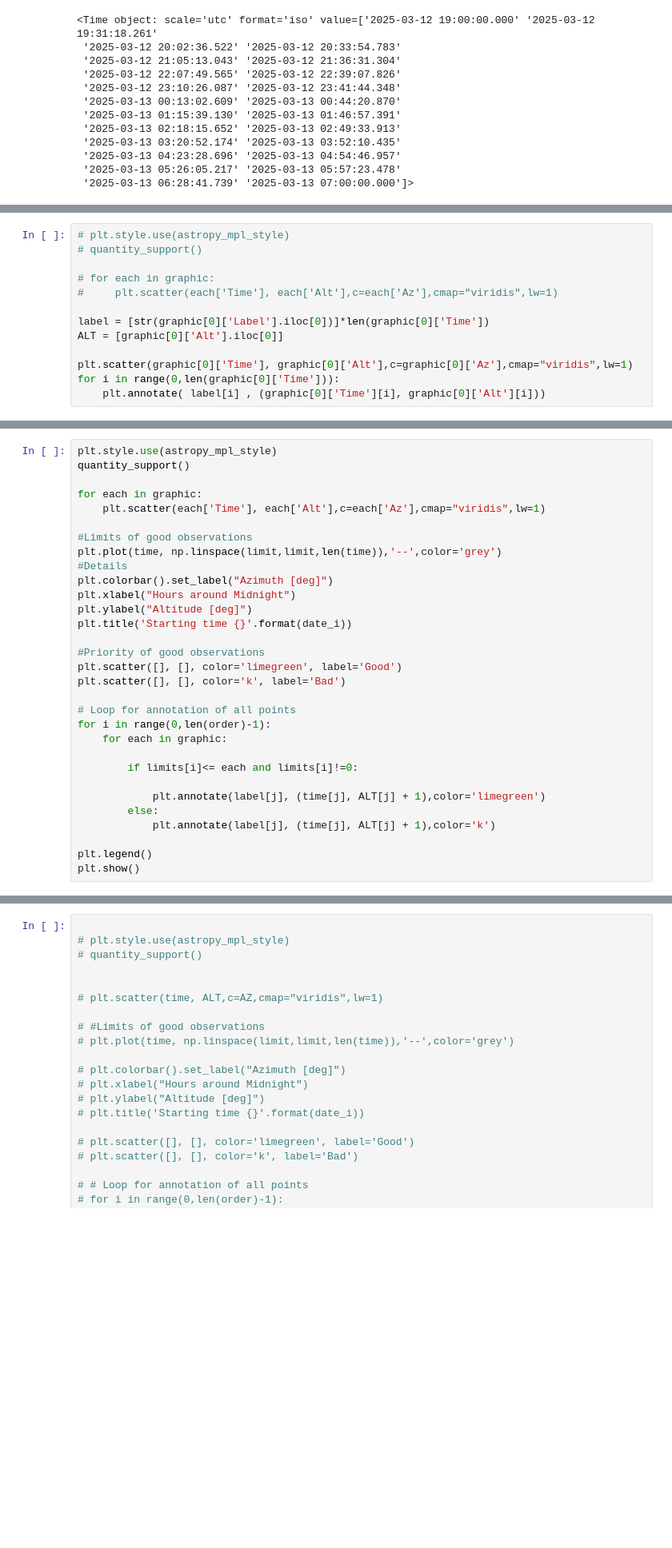
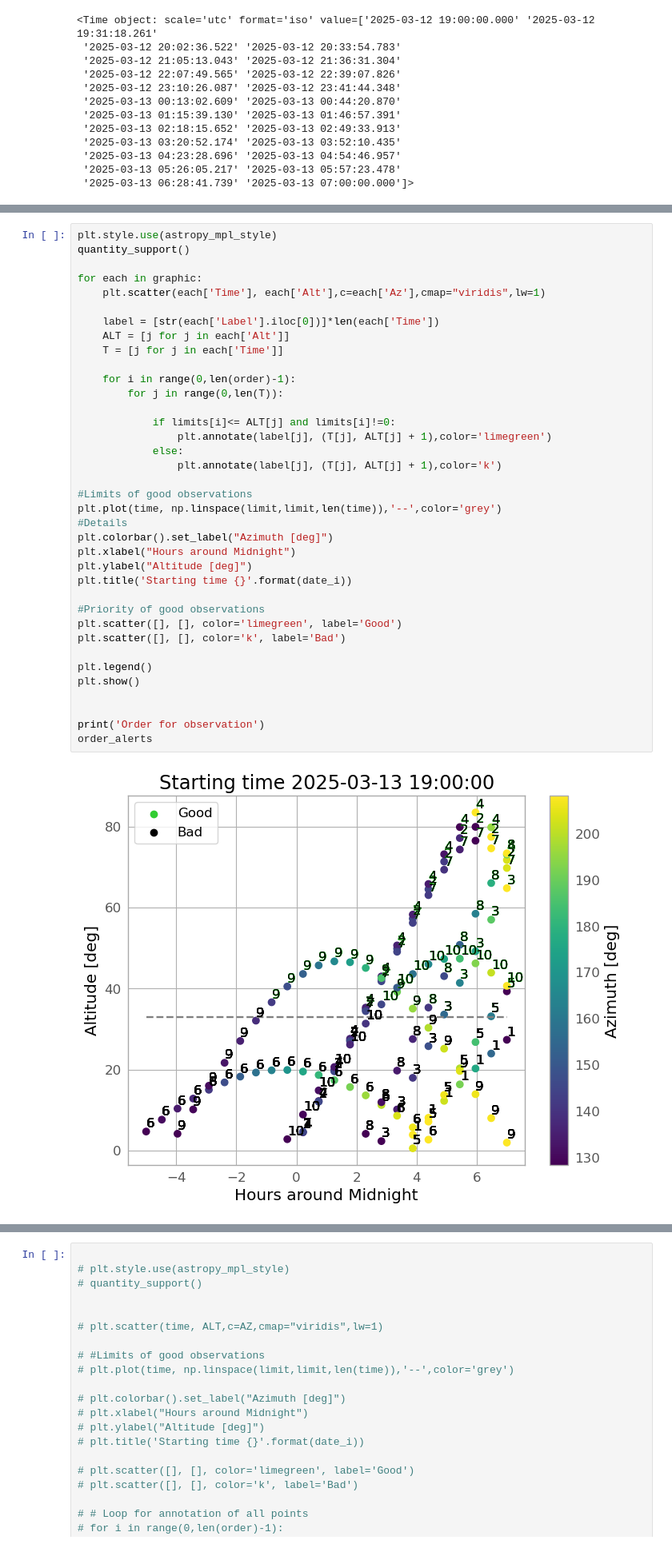
Before and after one commit to ccuellarn/Transient-Operation, a Jupyter notebook: Sketch.ipynb, the cells around one changed output, grey strips where cells are left out. Shown: that part at 80% size. Saved outputs shown, nothing was run; the diff lists cells and outputs as text; blank space fills up the shorter version.

Commit message:
fixed graphics

```diff
--- a/Sketch.ipynb
+++ b/Sketch.ipynb
@@ -518,13 +517,0 @@ order_alerts
-# %%
-# plt.style.use(astropy_mpl_style)
-# quantity_support()
-
-# for each in graphic:
-#     plt.scatter(each['Time'], each['Alt'],c=each['Az'],cmap="viridis",lw=1)
-
-label = [str(graphic[0]['Label'].iloc[0])]*len(graphic[0]['Time'])
-ALT = [graphic[0]['Alt'].iloc[0]]
-
-plt.scatter(graphic[0]['Time'], graphic[0]['Alt'],c=graphic[0]['Az'],cmap="viridis",lw=1)
-for i in range(0,len(graphic[0]['Time'])):
-    plt.annotate( label[i] , (graphic[0]['Time'][i], graphic[0]['Alt'][i]))
@@ -537,32 +518,39 @@ TypeError: cannot convert the series to <class 'float'>
 # %%
 plt.style.use(astropy_mpl_style)
 quantity_support()
 
 for each in graphic:
     plt.scatter(each['Time'], each['Alt'],c=each['Az'],cmap="viridis",lw=1)
+
+    label = [str(each['Label'].iloc[0])]*len(each['Time'])
+    ALT = [j for j in each['Alt']]
+    T = [j for j in each['Time']]
+
+    for i in range(0,len(order)-1):
+        for j in range(0,len(T)):
+
+            if limits[i]<= ALT[j] and limits[i]!=0:
+                plt.annotate(label[j], (T[j], ALT[j] + 1),color='limegreen')
+            else:
+                plt.annotate(label[j], (T[j], ALT[j] + 1),color='k')
 
 #Limits of good observations
 plt.plot(time, np.linspace(limit,limit,len(time)),'--',color='grey')
 #Details
 plt.colorbar().set_label("Azimuth [deg]")
 plt.xlabel("Hours around Midnight")
 plt.ylabel("Altitude [deg]")
 plt.title('Starting time {}'.format(date_i))
 
 #Priority of good observations
 plt.scatter([], [], color='limegreen', label='Good')
 plt.scatter([], [], color='k', label='Bad')
 
-# Loop for annotation of all points
-for i in range(0,len(order)-1):
-    for each in graphic:
-
-        if limits[i]<= each and limits[i]!=0:
-
-            plt.annotate(label[j], (time[j], ALT[j] + 1),color='limegreen')
-        else:
-            plt.annotate(label[j], (time[j], ALT[j] + 1),color='k')
-
 plt.legend()
 plt.show()
+
+
+print('Order for observation')
+order_alerts
 # %% [output]
+[figure, new version]
```
Also changed, not shown: parts of 6 cells of this notebook.
